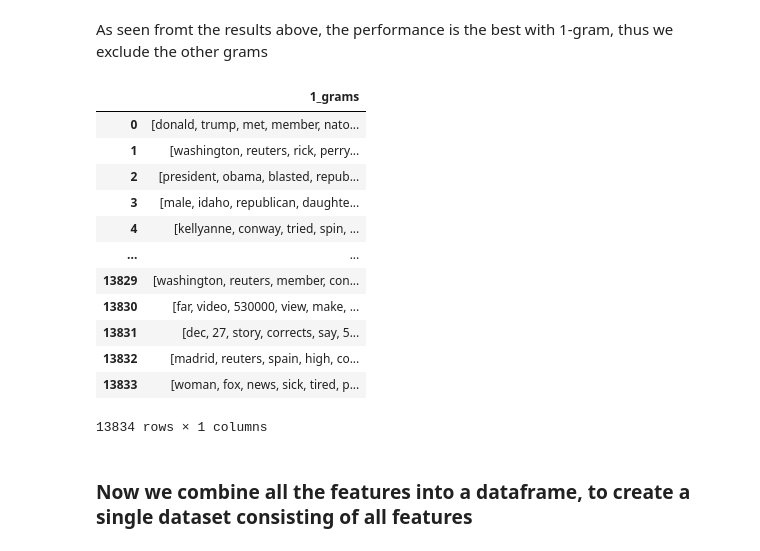
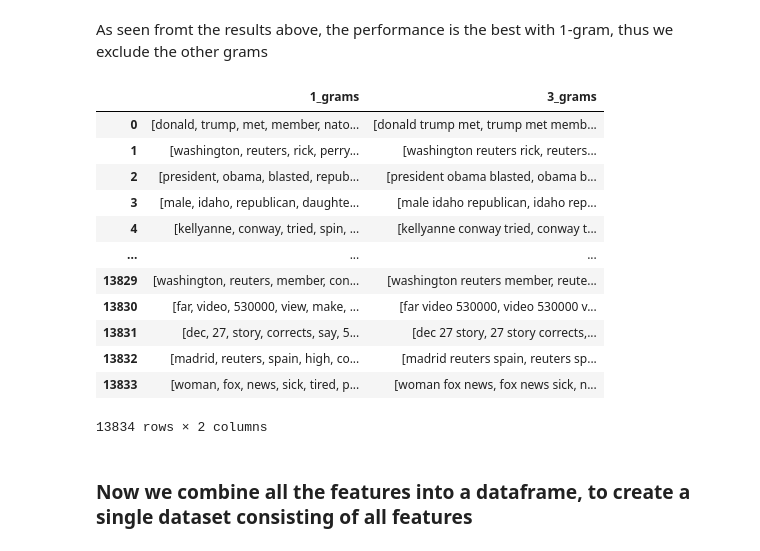
Before and after one commit to AndreasHaavik/FakeNews, a Jupyter notebook: featureEngineering.ipynb, the cells around one changed output. Cells and saved outputs as stored; diff of their text form; code cells hidden in the pictures.

```diff
--- a/featureEngineering.ipynb
+++ b/featureEngineering.ipynb
@@ -651,23 +652,23 @@ Best n-gram: 1
 # %% [markdown]
 As seen fromt the results above, the performance is the best with 1-gram, thus we exclude the other grams
 # %%
-columns_to_drop = ['label','cleaned_text', 'cleaned_subject', 'token_count', 'cleaned_title', '2_grams','3_grams', '4_grams', '5_grams','6_grams']
+columns_to_drop = ['label','cleaned_text', 'cleaned_subject', 'token_count', 'cleaned_title', '2_grams', '4_grams', '5_grams','6_grams']
 ngram_df.drop(columns_to_drop, axis=1, inplace=True)
 ngram_df
 # %% [output]
-|  | 1_grams |
-| 0 | [donald, trump, met, member, nato... |
-| 1 | [washington, reuters, rick, perry... |
-| 2 | [president, obama, blasted, repub... |
-| 3 | [male, idaho, republican, daughte... |
-| 4 | [kellyanne, conway, tried, spin, ... |
-| ... | ... |
-| 13829 | [washington, reuters, member, con... |
-| 13830 | [far, video, 530000, view, make, ... |
-| 13831 | [dec, 27, story, corrects, say, 5... |
-| 13832 | [madrid, reuters, spain, high, co... |
-| 13833 | [woman, fox, news, sick, tired, p... |
+|  | 1_grams | 3_grams |
+| 0 | [donald, trump, met, member, nato... | [donald trump met, trump met memb... |
+| 1 | [washington, reuters, rick, perry... | [washington reuters rick, reuters... |
+| 2 | [president, obama, blasted, repub... | [president obama blasted, obama b... |
+| 3 | [male, idaho, republican, daughte... | [male idaho republican, idaho rep... |
+| 4 | [kellyanne, conway, tried, spin, ... | [kellyanne conway tried, conway t... |
+| ... | ... | ... |
+| 13829 | [washington, reuters, member, con... | [washington reuters member, reute... |
+| 13830 | [far, video, 530000, view, make, ... | [far video 530000, video 530000 v... |
+| 13831 | [dec, 27, story, corrects, say, 5... | [dec 27 story, 27 story corrects,... |
+| 13832 | [madrid, reuters, spain, high, co... | [madrid reuters spain, reuters sp... |
+| 13833 | [woman, fox, news, sick, tired, p... | [woman fox news, fox news sick, n... |
-13834 rows × 1 columns
+13834 rows × 2 columns
 # %% [markdown]
 ### Now we combine all the features into a dataframe, to create a single dataset consisting of all features
 # %% [markdown]
```
Also changed, not shown: parts of 15 cells of this notebook, 2 other files.
